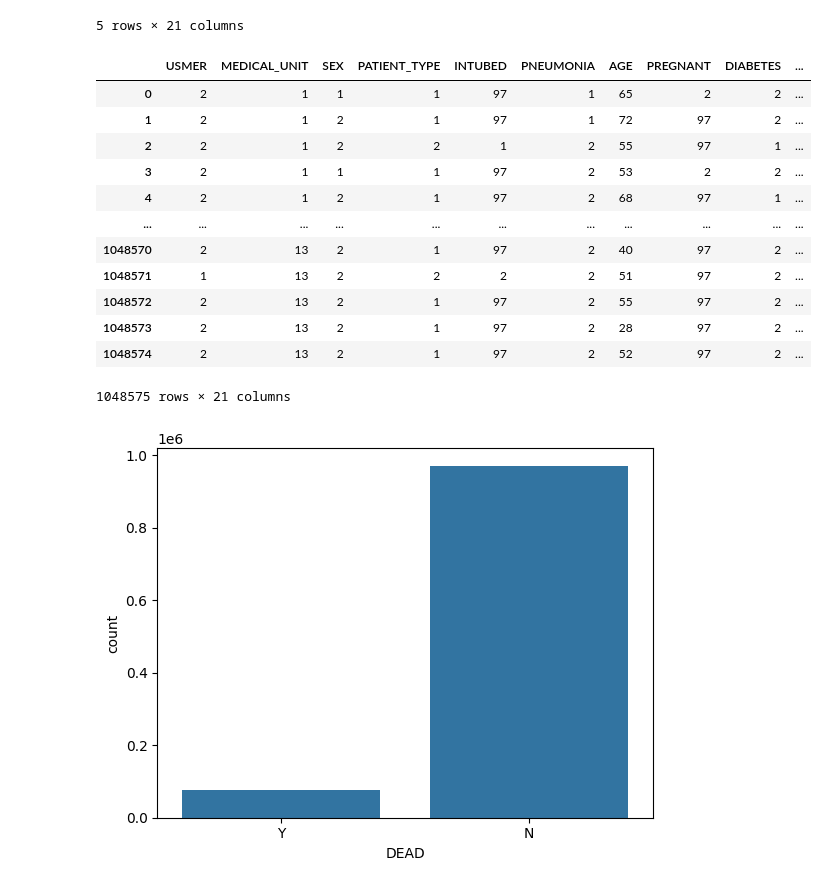
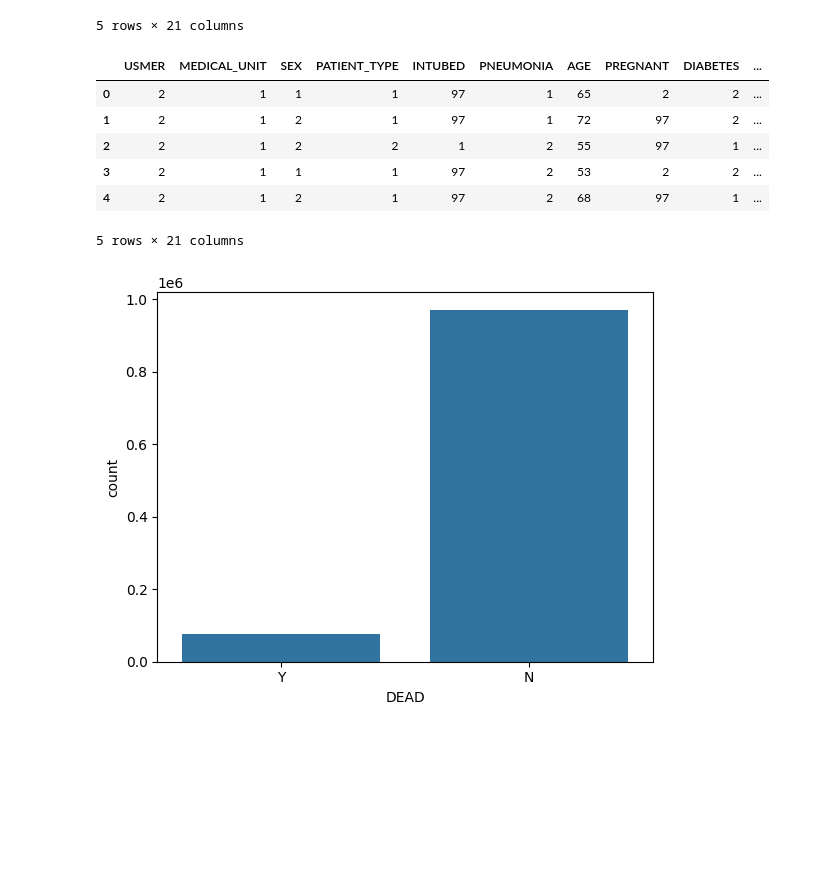
Before and after one commit to Jessie-mx-zhang/Covid-19, a Jupyter notebook: Covid.ipynb, the cells around one changed output. Saved outputs shown, nothing was run; the diff lists cells and outputs as text; code cells hidden in the pictures; blank space fills up the shorter version.

```diff
--- a/Covid.ipynb
+++ b/Covid.ipynb
@@ -82,22 +82,16 @@ data.head()
 # %%
 # Create a new column 'DEAD',Convert 'DATE_DIED' to 'Y' and 'N'
 data['DEAD'] = data['DATE_DIED'].apply(lambda x: 'N' if x == '9999-99-99' else 'Y')
 data = data.drop(columns=['DATE_DIED'])
-data
+data.head()
 # %% [output]
 |  | USMER | MEDICAL_UNIT | SEX | PATIENT_TYPE | INTUBED | PNEUMONIA | AGE | PREGNANT | DIABETES | ... |
 | 0 | 2 | 1 | 1 | 1 | 97 | 1 | 65 | 2 | 2 | ... |
 | 1 | 2 | 1 | 2 | 1 | 97 | 1 | 72 | 97 | 2 | ... |
 | 2 | 2 | 1 | 2 | 2 | 1 | 2 | 55 | 97 | 1 | ... |
 | 3 | 2 | 1 | 1 | 1 | 97 | 2 | 53 | 2 | 2 | ... |
 | 4 | 2 | 1 | 2 | 1 | 97 | 2 | 68 | 97 | 1 | ... |
-| ... | ... | ... | ... | ... | ... | ... | ... | ... | ... | ... |
-| 1048570 | 2 | 13 | 2 | 1 | 97 | 2 | 40 | 97 | 2 | ... |
-| 1048571 | 1 | 13 | 2 | 2 | 2 | 2 | 51 | 97 | 2 | ... |
-| 1048572 | 2 | 13 | 2 | 1 | 97 | 2 | 55 | 97 | 2 | ... |
-| 1048573 | 2 | 13 | 2 | 1 | 97 | 2 | 28 | 97 | 2 | ... |
-| 1048574 | 2 | 13 | 2 | 1 | 97 | 2 | 52 | 97 | 2 | ... |
-1048575 rows × 21 columns
+5 rows × 21 columns
 # %%
 # Plot the bar chart
 ax = sns.countplot(x = data['DEAD'], data=data)
```
Also changed, not shown: parts of 4 cells of this notebook.
